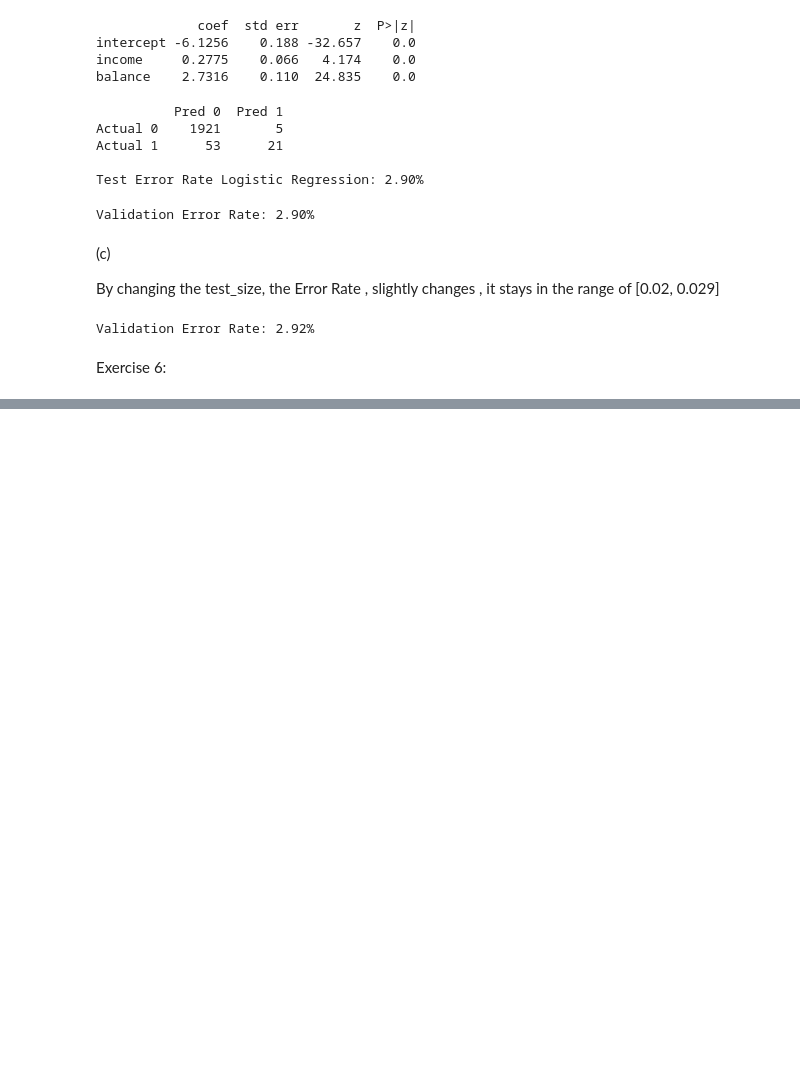
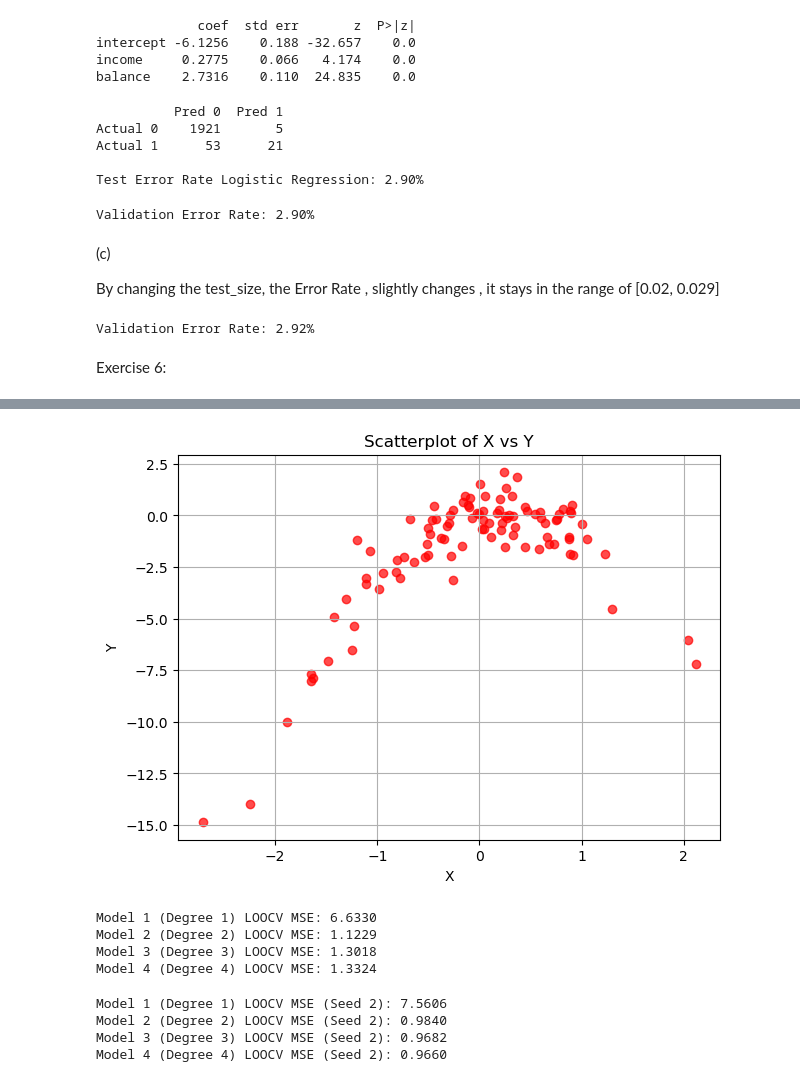
Before and after one commit to fatima-zahra20/ISLP-Solutions, a Jupyter notebook: MySolutionISLP_chap5.ipynb, the cells around one changed output, grey strips where cells are left out. Drawn from its saved outputs; the diff is of its cells as text; code cells hidden in the pictures; blank space fills up the shorter version.

```diff
--- a/MySolutionISLP_chap5.ipynb
+++ b/MySolutionISLP_chap5.ipynb
@@ -344,0 +534,68 @@ summarize(results)
+# %%
+#(b)
+rng = np.random.default_rng(1)
+x = rng.normal(size=100)
+y = x - 2 * x**2 + rng.normal(size=100)
+
+plt.figure(figsize=(7, 5))
+plt.scatter(x, y, color='red', alpha=0.7)
+plt.xlabel('X')
+plt.ylabel('Y')
+plt.title('Scatterplot of X vs Y')
+plt.grid(True)
+plt.show()
+# %% [output]
+[figure, added]
+# %%
+#(c)
+
+df = pd.DataFrame({'X': x, 'Y': y})
+
+def compute_loocv(df, degree):
+    n = len(df)
+    squared_errors = []
+    X_poly = pd.DataFrame({'const': np.ones(n)})
+    for p in range(1, degree + 1):
+        X_poly[f'X_{p}'] = df['X'] ** p
+
+    for i in range(n):
+        # Leave out observation i
+        X_train = X_poly.drop(index=i)
+        y_train = df['Y'].drop(index=i)
+
+        # Fit OLS model on remaining n-1 observations
+        model = sm.OLS(y_train, X_train).fit()
+
+        # Predict observation i
+        X_test = X_poly.iloc[[i]]
+        pred = model.predict(X_test).values[0]
+
+        # Compute squared prediction error
+        squared_errors.append((df['Y'].iloc[i] - pred) ** 2)
+
+    return np.mean(squared_errors)
+
+for degree in range(1, 5):
+    mse = compute_loocv(df, degree)
+    print(f"Model {degree} (Degree {degree}) LOOCV MSE: {mse:.4f}")
+# %% [output]
+Model 1 (Degree 1) LOOCV MSE: 6.6330
+Model 2 (Degree 2) LOOCV MSE: 1.1229
+Model 3 (Degree 3) LOOCV MSE: 1.3018
+Model 4 (Degree 4) LOOCV MSE: 1.3324
+# %%
+# (d)
+rng2 = np.random.default_rng(2)
+x2 = rng2.normal(size=100)
+y2 = x2 - 2 * x2**2 + rng2.normal(size=100)
+
+df2 = pd.DataFrame({'X': x2, 'Y': y2})
+
+for p in range(1, 5):
+    mse = compute_loocv(df2, p)
+    print(f"Model {p} (Degree {p}) LOOCV MSE (Seed 2): {mse:.4f}")
+# %% [output]
+Model 1 (Degree 1) LOOCV MSE (Seed 2): 7.5606
+Model 2 (Degree 2) LOOCV MSE (Seed 2): 0.9840
+Model 3 (Degree 3) LOOCV MSE (Seed 2): 0.9682
+Model 4 (Degree 4) LOOCV MSE (Seed 2): 0.9660
```
Also changed, not shown: parts of 32 cells of this notebook.
